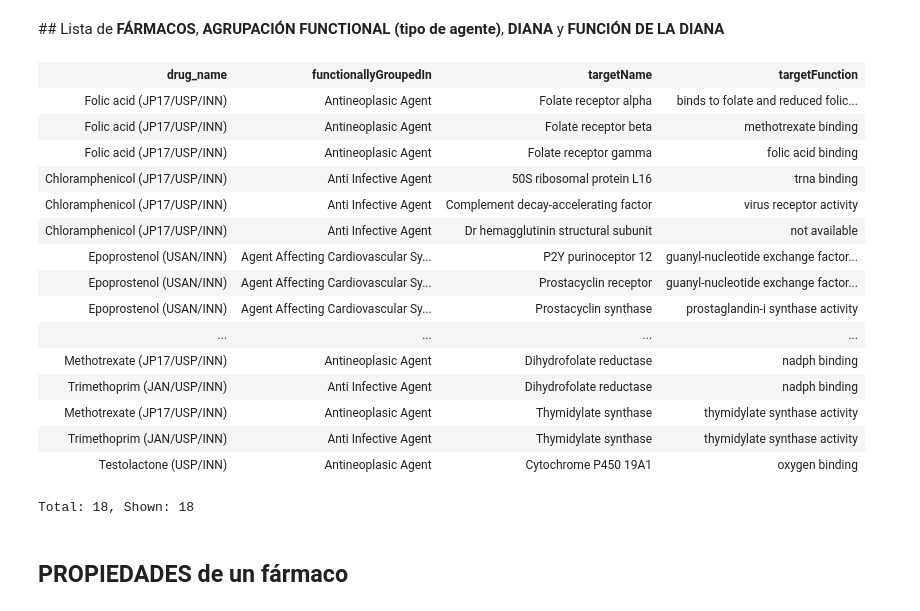
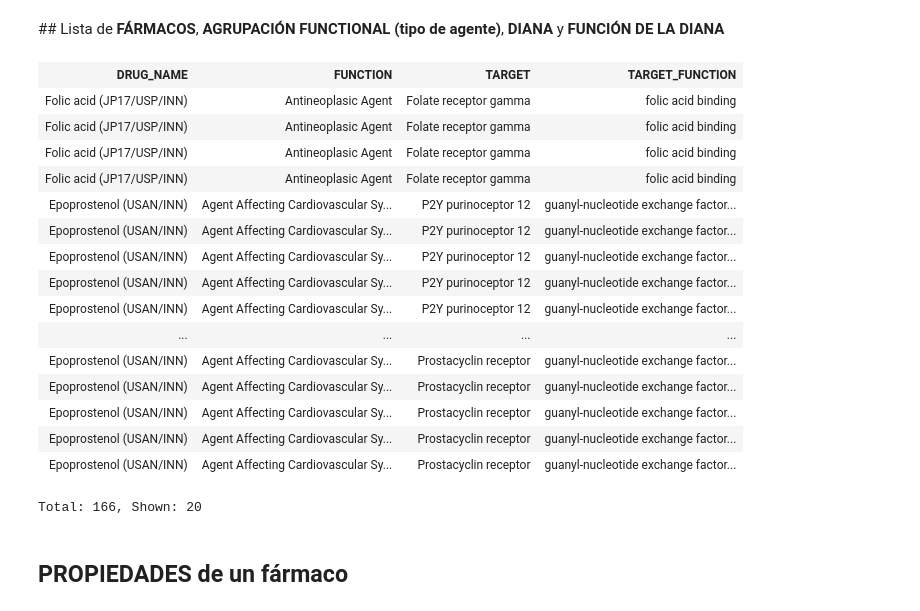
Before and after one commit to FernandoGaGu/DrugInterBankOntology, a Jupyter notebook: SPARQL/SPARQL.ipynb, the cells around one changed output. Drawn from its saved outputs; the diff is of its cells as text; code cells hidden in the pictures.

```diff
--- a/SPARQL/SPARQL.ipynb
+++ b/SPARQL/SPARQL.ipynb
@@ -95,39 +111,40 @@ Total: 8, Shown: 8
 # %%
 PREFIX dibo: <https://w3id.org/def/DIBO#>
 PREFIX dibo_core: <https://w3id.org/def/DIBO/>
 PREFIX dibo_data: <https://w3id.org/def/DIBO/data>
 PREFIX rdf: <https://w3id.org/1999/02/22-rdf-syntax-ns#>
 PREFIX rdfs: <http://www.w3.org/2000/01/rdf-schema#>
 
-SELECT ?drug_name ?functionallyGroupedIn  ?targetName ?targetFunction
+SELECT (?drug_name AS ?DRUG_NAME) (?functionallyGroupedIn AS ?FUNCTION)
+(?targetName AS ?TARGET) (?targetFunction AS ?TARGET_FUNCTION)
 WHERE {
-    ?drug rdf:type dibo_core:Drug .
-    ?drug dibo:hasScientificName ?drug_name .
-    ?drug dibo:functionallyGroupedIn ?function .
+    ?drug a dibo_core:Drug ;
+            dibo:hasScientificName ?drug_name ;
+            dibo:functionallyGroupedIn ?function .
     ?function rdfs:label ?functionallyGroupedIn .
-    ?interaction dibo:hasDrug ?drug .
-    ?interaction dibo:hasTarget ?target .
-    ?target dibo:hasFunction ?targetFunction .
-    ?target dibo:hasName ?targetName
+    ?interaction dibo:hasDrug ?drug ;
+                 dibo:hasTarget ?target .
+    ?target dibo:hasFunction ?targetFunction ;
+            dibo:hasName ?targetName
 }
 # %% [output]
-| drug_name | functionallyGroupedIn | targetName | targetFunction |
-| Folic acid (JP17/USP/INN) | Antineoplasic Agent | Folate receptor alpha | binds to folate and reduced folic... |
-| Folic acid (JP17/USP/INN) | Antineoplasic Agent | Folate receptor beta | methotrexate binding |
+| DRUG_NAME | FUNCTION | TARGET | TARGET_FUNCTION |
 | Folic acid (JP17/USP/INN) | Antineoplasic Agent | Folate receptor gamma | folic acid binding |
-| Chloramphenicol (JP17/USP/INN) | Anti Infective Agent | 50S ribosomal protein L16 | trna binding |
-| Chloramphenicol (JP17/USP/INN) | Anti Infective Agent | Complement decay-accelerating factor | virus receptor activity |
-| Chloramphenicol (JP17/USP/INN) | Anti Infective Agent | Dr hemagglutinin structural subunit | not available |
+| Folic acid (JP17/USP/INN) | Antineoplasic Agent | Folate receptor gamma | folic acid binding |
+| Folic acid (JP17/USP/INN) | Antineoplasic Agent | Folate receptor gamma | folic acid binding |
+| Folic acid (JP17/USP/INN) | Antineoplasic Agent | Folate receptor gamma | folic acid binding |
 | Epoprostenol (USAN/INN) | Agent Affecting Cardiovascular Sy... | P2Y purinoceptor 12 | guanyl-nucleotide exchange factor... |
+| Epoprostenol (USAN/INN) | Agent Affecting Cardiovascular Sy... | P2Y purinoceptor 12 | guanyl-nucleotide exchange factor... |
+| Epoprostenol (USAN/INN) | Agent Affecting Cardiovascular Sy... | P2Y purinoceptor 12 | guanyl-nucleotide exchange factor... |
+| Epoprostenol (USAN/INN) | Agent Affecting Cardiovascular Sy... | P2Y purinoceptor 12 | guanyl-nucleotide exchange factor... |
+| Epoprostenol (USAN/INN) | Agent Affecting Cardiovascular Sy... | P2Y purinoceptor 12 | guanyl-nucleotide exchange factor... |
+| ... | ... | ... | ... |
 | Epoprostenol (USAN/INN) | Agent Affecting Cardiovascular Sy... | Prostacyclin receptor | guanyl-nucleotide exchange factor... |
-| Epoprostenol (USAN/INN) | Agent Affecting Cardiovascular Sy... | Prostacyclin synthase | prostaglandin-i synthase activity |
-| ... | ... | ... | ... |
-| Methotrexate (JP17/USP/INN) | Antineoplasic Agent | Dihydrofolate reductase | nadph binding |
-| Trimethoprim (JAN/USP/INN) | Anti Infective Agent | Dihydrofolate reductase | nadph binding |
-| Methotrexate (JP17/USP/INN) | Antineoplasic Agent | Thymidylate synthase | thymidylate synthase activity |
-| Trimethoprim (JAN/USP/INN) | Anti Infective Agent | Thymidylate synthase | thymidylate synthase activity |
-| Testolactone (USP/INN) | Antineoplasic Agent | Cytochrome P450 19A1 | oxygen binding |
+| Epoprostenol (USAN/INN) | Agent Affecting Cardiovascular Sy... | Prostacyclin receptor | guanyl-nucleotide exchange factor... |
+| Epoprostenol (USAN/INN) | Agent Affecting Cardiovascular Sy... | Prostacyclin receptor | guanyl-nucleotide exchange factor... |
+| Epoprostenol (USAN/INN) | Agent Affecting Cardiovascular Sy... | Prostacyclin receptor | guanyl-nucleotide exchange factor... |
+| Epoprostenol (USAN/INN) | Agent Affecting Cardiovascular Sy... | Prostacyclin receptor | guanyl-nucleotide exchange factor... |
-Total: 18, Shown: 18
+Total: 166, Shown: 20
 # %% [markdown]
 ## PROPIEDADES de un fármaco
 # %%
```
Also changed, not shown: parts of 10 cells of this notebook, 35 other files.
